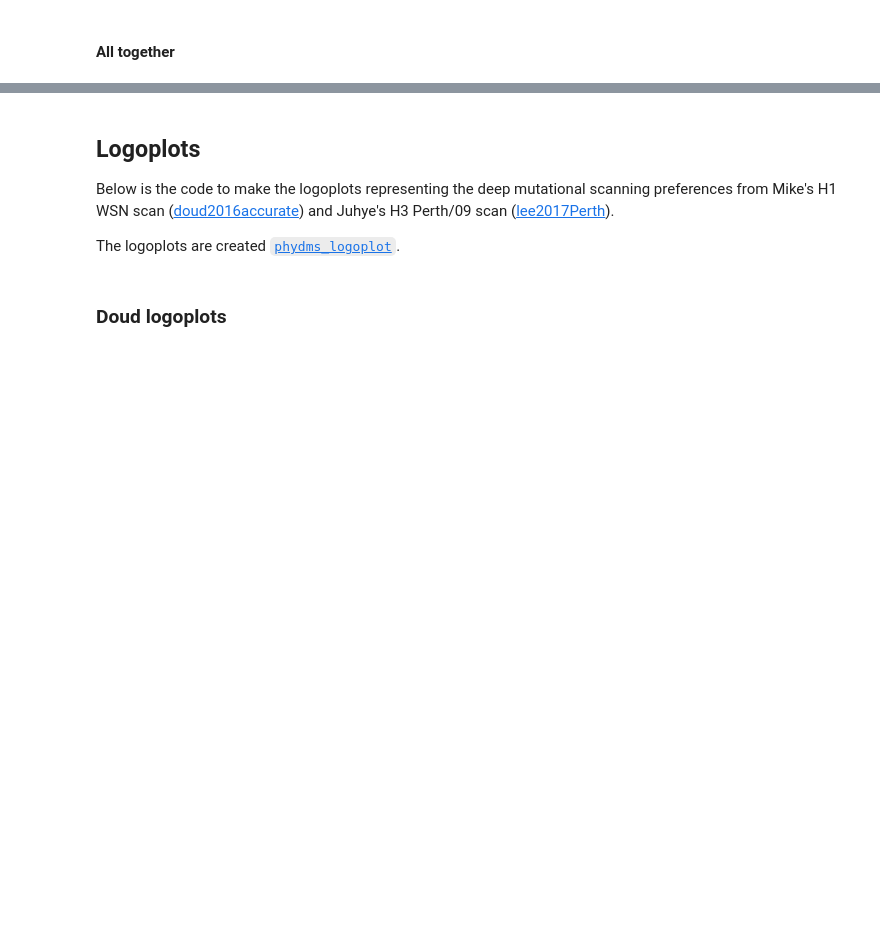
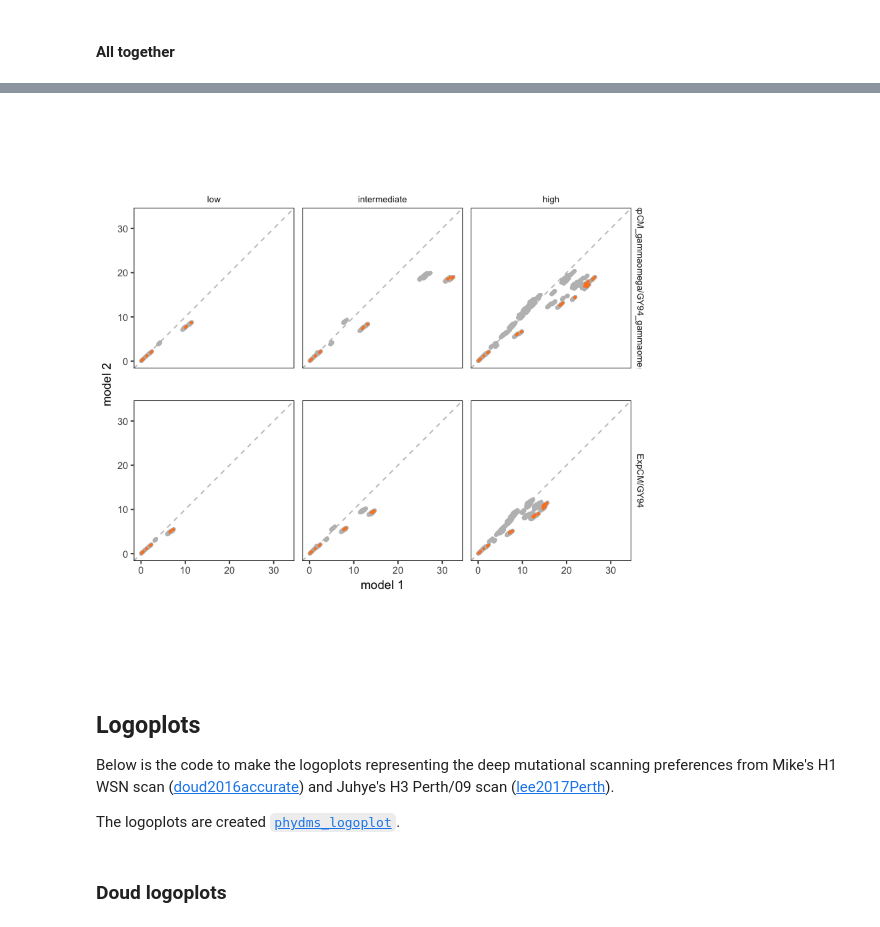
Before and after one commit to jbloomlab/divergence_timing_manuscript, a Jupyter notebook: manuscript/figures/figures.ipynb, the cells around one changed output, grey strips where cells are left out. Saved outputs shown, nothing was run; the diff lists cells and outputs as text; code cells hidden in the pictures; blank space fills up the shorter version.

Commit message:
tweaks to figures

```diff
--- a/manuscript/figures/figures.ipynb
+++ b/manuscript/figures/figures.ipynb
@@ -429,3 +423,28 @@ Saving 7 x 7 in image
+# %%
+lee = read.csv("../../analysis/HA/branch_lengths/outputs/model_by_model.csv") %>% filter(alignment_ref == "Perth" & bootstrap == "phydms")
+lee = lee %>% filter(model_pair %in% c("ExpCM/GY94", "ExpCM_gammaomega/GY94_gammaomega"))
+lee$divergence_level = factor(lee$divergence_level, levels = c("low", "intermediate", "high"))
+m <- ceiling(max(max(lee$distance1), max(lee$distance2)))
+lee_branch_lengths = ggplot(lee, aes(distance1, distance2)) + geom_abline(intercept=0,
+                                                                          slope=1,
+                                                                          color = "grey",
+                                                                          linetype="dashed")
+lee_branch_lengths = lee_branch_lengths + geom_point(size=1.0, color="grey")
+lee_branch_lengths = lee_branch_lengths + facet_grid(model_pair ~ divergence_level)
+lee_branch_lengths = lee_branch_lengths + theme_bw() + theme(strip.background = element_blank(),
+                                                panel.grid.minor = element_blank(),
+                                                panel.grid.major = element_blank(),
+                                                strip.text = element_text(size=8),
+                                                legend.position="bottom",
+                                                panel.spacing = unit(2, "lines"),
+                                                panel.border = element_rect(colour = "black"),
+                                                panel.spacing.x=unit(0.5, "lines"),
+                                                panel.spacing.y=unit(2, "lines"))
+lee_branch_lengths = lee_branch_lengths + xlim(c(0,m)) + ylim(c(0,m)) + coord_fixed()
+lee_branch_lengths = lee_branch_lengths + xlab("model 1") + ylab("model 2") + geom_point(size = 0.5, data = subset(lee, from_ref == 'Perth'), color=orange)
+lee_branch_lengths
+# %% [output]
+[figure, added]
 # %% [markdown]
 ## Logoplots
 
```
Also changed, not shown: parts of 11 cells of this notebook, 6 other files.
